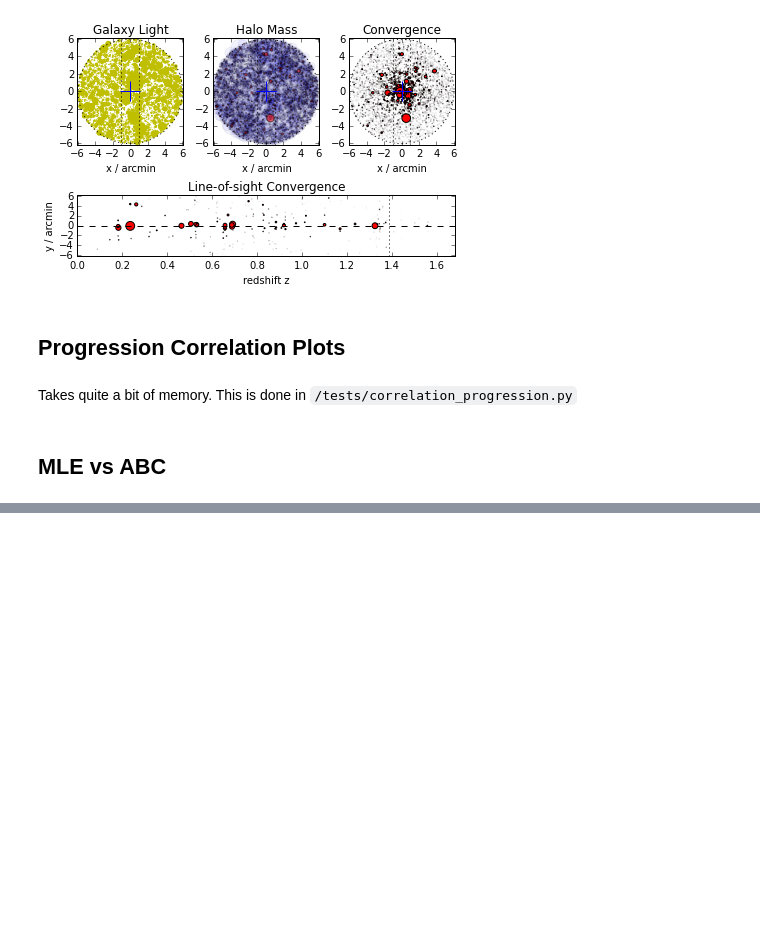
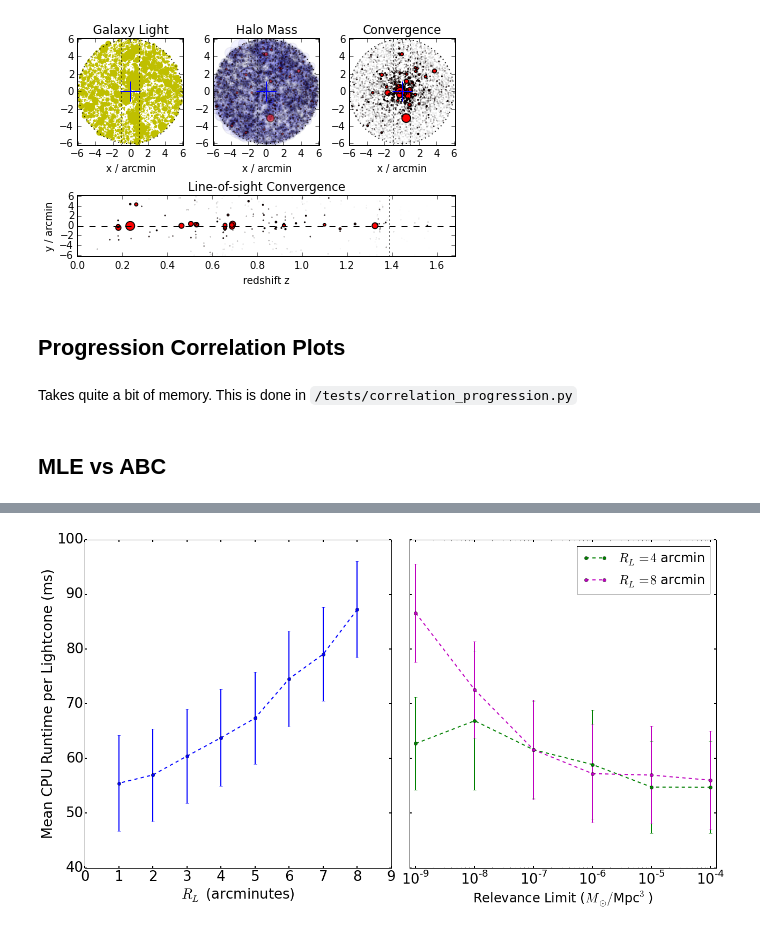
Before and after one commit to drphilmarshall/Pangloss, a Jupyter notebook: demos/ThesisPlots.ipynb, the cells around one changed output, grey strips where cells are left out. Cells and saved outputs as stored; diff of their text form; code cells hidden in the pictures; blank space fills up the shorter version.

```diff
--- a/demos/ThesisPlots.ipynb
+++ b/demos/ThesisPlots.ipynb
@@ -384,0 +419,88 @@ plt.xlim([10**1.9,10**6.1])
+# %%
+#
+
+r = [8,7,6,5,4,3,2,1]
+rel = [10**-9,10**-8,10**-7,10**-6,10**-5,10**-4]
+
+mean_cpu_r = 1000*np.array([0.0872069486,0.0790450745,0.0745517405,0.0673640784,0.0637835748,0.0604161872,0.0569860929,0.0554680664])
+std_cpu_r = 1000*np.array([0.0088199582,0.0085342689,0.0087417778,0.008426611,0.0088359104,0.0085655993,0.0084684955,0.0087288995])
+
+mean_cpu_rel4 = 1000*np.array([0.0627195307,0.0668798647,0.0615872751,0.0588829454,0.0547690536,0.054748989])
+std_cpu_rel4 = 1000*np.array([0.0084430517,0.0125937753,0.0087765861,0.0099598549,0.008422914,0.0084022212])
+
+mean_cpu_rel8 = 1000*np.array([0.0865792203,0.072562223,0.0615903902,0.0572200302,0.0569582793,0.0560223445])
+std_cpu_rel8 = 1000*np.array([0.0090003505,0.0087919467,0.0091428856,0.008967923,0.0089110221,0.0090423268])
+
+# Two subplots, unpack the axes array immediately
+fig, (ax1, ax2) = plt.subplots(1, 2, sharey=True)
+ax1.errorbar(r,mean_cpu_r,std_cpu_r,fmt='--o',label='Scales with Radius',linewidth=2,elinewidth=2)
+ax1.set_xlabel('$R_L$ (arcminutes)',fontsize=26)
+ax1.set_ylabel('Mean CPU Runtime per Lightcone (ms)',fontsize=26)
+ax1.tick_params(axis='both', which='major', labelsize=26)
+ax1.tick_params(axis='both', which='minor', labelsize=24)
+ax1.tick_params(width=2)
+ax1.set_xlim([0,9])
+
+ax2.errorbar(rel,mean_cpu_rel4,std_cpu_rel4,fmt='--og',label=r'$R_L=4$ arcmin',linewidth=2,elinewidth=2)
+ax2.errorbar(rel,mean_cpu_rel8,std_cpu_rel8,fmt='--om',label=r'$R_L=8$ arcmin',linewidth=2,elinewidth=2)
+ax2.set_xlabel(r'Relevance Limit ($M_\odot/$Mpc$^3$)',fontsize=24)
+ax2.set_xscale('log')
+ax2.tick_params(axis='both', which='major', labelsize=26)
+ax2.tick_params(axis='both', which='minor', labelsize=24)
+ax2.tick_params(width=2)
+ax2.set_xlim([10**-9.1,10**-3.9])
+
+# get handles
+handles, labels = ax2.get_legend_handles_labels()
+# remove the errorbars
+handles = [h[0] for h in handles]
+# use them in the legend
+ax2.legend(handles,labels,fontsize=24)
+
+fig.set_size_inches(18,10)
+fig.tight_layout()
+
+'''
+# Make figure
+fig = plt.figure()
+ax1 = fig.add_subplot(111)
+ax2 = ax1.twiny()
+
+plt.errorbar(r,mean_cpu_r,std_cpu_r,fmt='--o',label='Scales with Radius',linewidth=2,elinewidth=2)
+plt.errorbar(r[::-1],mean_cpu_rel,std_cpu_rel,fmt='--og',label='Scales with Relevance',linewidth=2,elinewidth=2)
+ax1.set_xlabel('$R_L$ (arcminutes)',fontsize=22)
+ax1.set_ylabel('Mean CPU Runtime per Lightcone (ms)',fontsize=22)
+ax1.tick_params(axis='both', which='major', labelsize=22)
+ax1.tick_params(axis='both', which='minor', labelsize=20)
+ax1.tick_params(width=2)
+ax1.set_xlim([0,9])
+plt.legend()
+
+# Set x-axis color
+for tl in ax1.get_xticklabels():
+    tl.set_color('b')
+
+
+ax2.set_xlabel(r'Relevance Limit ($M_\odot/$Mpc$^3$)',fontsize=22)
+ax2.set_xlim(ax1.get_xlim())
+new_tick_locations = np.array([1,2,4,6,8])
+ax2.set_xticks(new_tick_locations)
+ax2.set_xticklabels(rel)
+ax2.tick_params(axis='both', which='major', labelsize=20)
+ax2.tick_params(width=2)
+ax2.set_xlim(ax1.get_xlim())
+
+# Set second x-axis color
+for tl in ax2.get_xticklabels():
+    tl.set_color('g')
+
+# get handles
+handles, labels = plt.gca().get_legend_handles_labels()
+# remove the errorbars
+handles = [h[0] for h in handles]
+# use them in the legend
+plt.legend(handles,labels,loc=2,fontsize=20)
+
+fig.set_size_inches(10,10)
+'''
+# %% [output]
@@ -384,0 +508 @@ plt.xlim([10**1.9,10**6.1])
+[figure, added]
```
Also changed, not shown: parts of 6 cells of this notebook, 11 other files.
